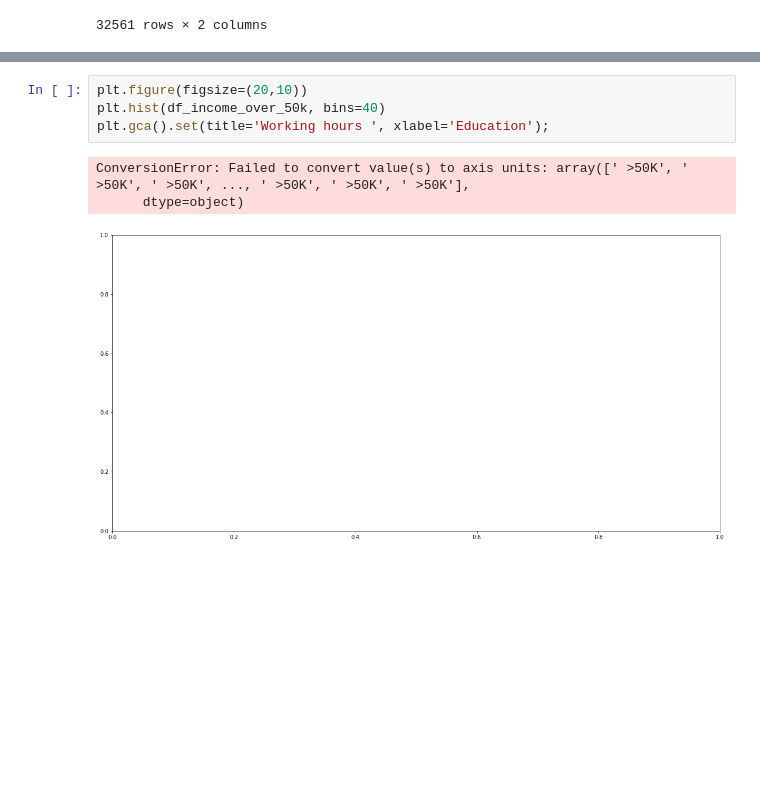
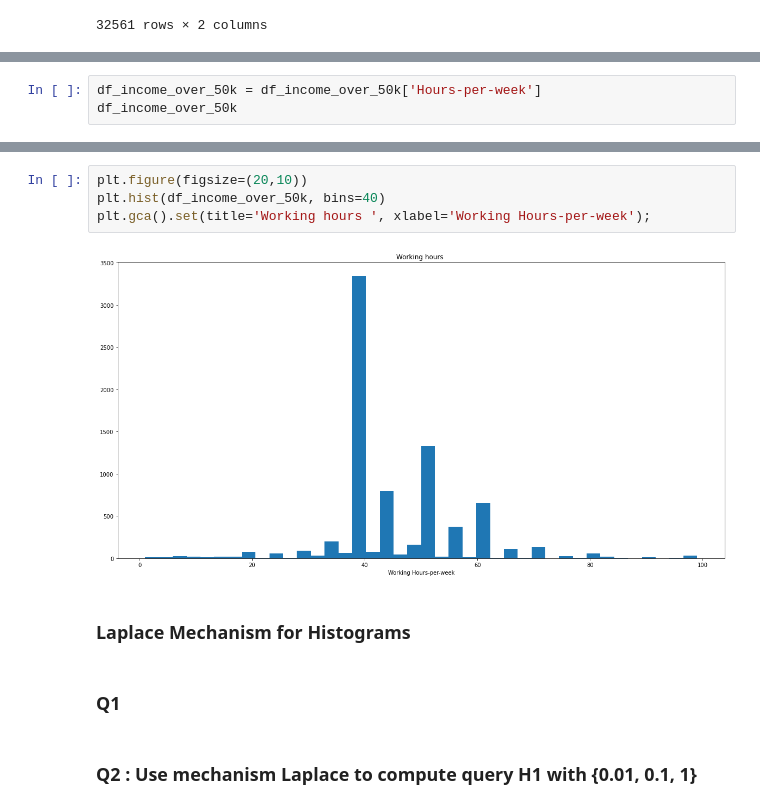
Before and after one commit to awadiaby/Projet_SBD, a Jupyter notebook: SBD.ipynb, the cells around one changed output, grey strips where cells are left out. Drawn from its saved outputs; the diff is of its cells as text; blank space fills up the shorter version.

```diff
--- a/SBD.ipynb
+++ b/SBD.ipynb
@@ -78,3 +94,6 @@ df_income_over_50k
 | 32557 | 40 | >50K |
 | 32560 | 40 | >50K |
 7841 rows × 2 columns
+# %%
+df_income_over_50k = df_income_over_50k['Hours-per-week']
+df_income_over_50k
@@ -81,8 +113,12 @@ df_income_over_50k
 # %%
 plt.figure(figsize=(20,10))
 plt.hist(df_income_over_50k, bins=40)
-plt.gca().set(title='Working hours ', xlabel='Education');
+plt.gca().set(title='Working hours ', xlabel='Working Hours-per-week');
 # %% [output]
-ConversionError: Failed to convert value(s) to axis units: array([' >50K', ' >50K', ' >50K', ..., ' >50K', ' >50K', ' >50K'],
-      dtype=object)
-[figure, old version]
+[figure, new version]
+# %% [markdown]
+### Laplace Mechanism for Histograms
+# %% [markdown]
+### Q1
+# %% [markdown]
+### Q2 : Use mechanism Laplace to compute query H1 with {0.01, 0.1, 1}
```
Also changed, not shown: parts of 20 cells of this notebook.
